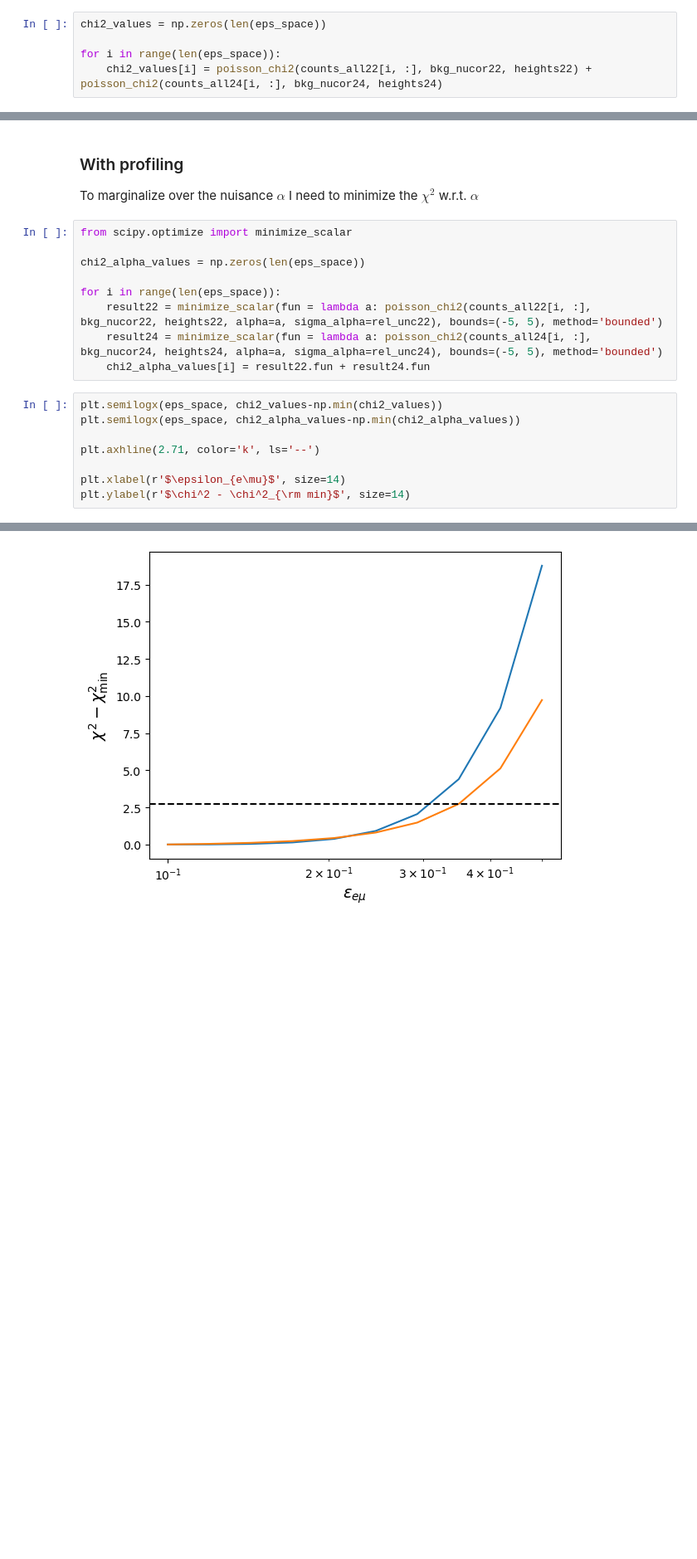
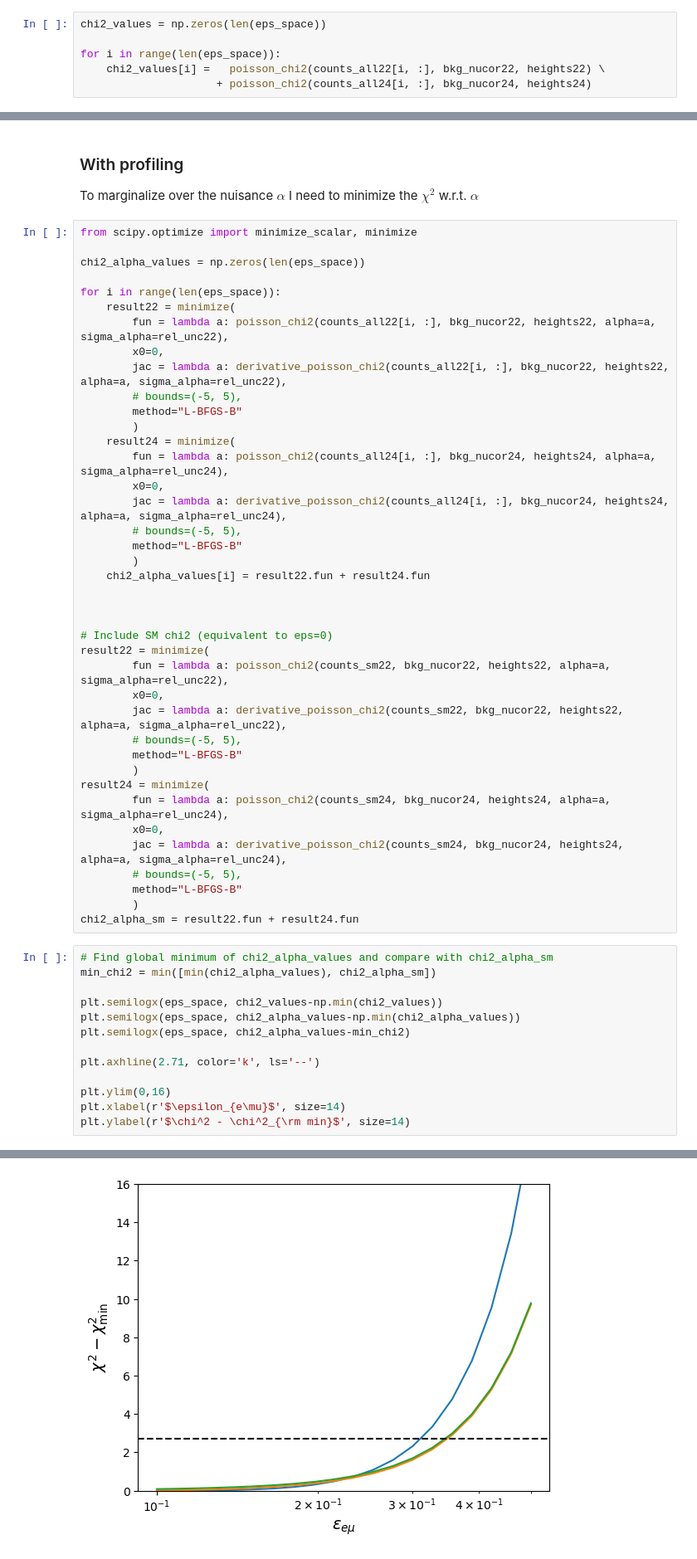
Before and after one commit to SNuDD/SNuDD, a Jupyter notebook: notebooks/LZ_ER2025.ipynb, the cells around one changed output, grey strips where cells are left out. Shown at 83% size. Saved outputs shown, nothing was run; the diff lists cells and outputs as text; blank space fills up the shorter version.

Commit message:
Included jacobian in numerical profiling of likelihoods

```diff
--- a/notebooks/LZ_ER2025.ipynb
+++ b/notebooks/LZ_ER2025.ipynb
@@ -464,7 +492,8 @@ array([0.54181397, 4.25913907, 7.31426871, 7.99111856, 8.31322384,
 chi2_values = np.zeros(len(eps_space))
 
 for i in range(len(eps_space)):
-    chi2_values[i] = poisson_chi2(counts_all22[i, :], bkg_nucor22, heights22) + poisson_chi2(counts_all24[i, :], bkg_nucor24, heights24)
+    chi2_values[i] =   poisson_chi2(counts_all22[i, :], bkg_nucor22, heights22) \
+                     + poisson_chi2(counts_all24[i, :], bkg_nucor24, heights24)
 # %%
 plt.plot(eps_space, chi2_values-np.min(chi2_values))
 plt.axhline(6.18, color='k', ls='--')
@@ -476,22 +523,58 @@ plt.axhline(6.18, color='k', ls='--')
 
 To marginalize over the nuisance $\alpha$ I need to minimize the $\chi^2$ w.r.t. $\alpha$
 # %%
-from scipy.optimize import minimize_scalar
+from scipy.optimize import minimize_scalar, minimize
 
 chi2_alpha_values = np.zeros(len(eps_space))
 
 for i in range(len(eps_space)):
-    result22 = minimize_scalar(fun = lambda a: poisson_chi2(counts_all22[i, :], bkg_nucor22, heights22, alpha=a, sigma_alpha=rel_unc22), bounds=(-5, 5), method='bounded')
-    result24 = minimize_scalar(fun = lambda a: poisson_chi2(counts_all24[i, :], bkg_nucor24, heights24, alpha=a, sigma_alpha=rel_unc24), bounds=(-5, 5), method='bounded')
+    result22 = minimize(
+        fun = lambda a: poisson_chi2(counts_all22[i, :], bkg_nucor22, heights22, alpha=a, sigma_alpha=rel_unc22),
+        x0=0,
+        jac = lambda a: derivative_poisson_chi2(counts_all22[i, :], bkg_nucor22, heights22, alpha=a, sigma_alpha=rel_unc22),
+        # bounds=(-5, 5),
+        method="L-BFGS-B"
+        )
+    result24 = minimize(
+        fun = lambda a: poisson_chi2(counts_all24[i, :], bkg_nucor24, heights24, alpha=a, sigma_alpha=rel_unc24),
+        x0=0,
+        jac = lambda a: derivative_poisson_chi2(counts_all24[i, :], bkg_nucor24, heights24, alpha=a, sigma_alpha=rel_unc24),
+        # bounds=(-5, 5),
+        method="L-BFGS-B"
+        )
     chi2_alpha_values[i] = result22.fun + result24.fun
+
+
+
+# Include SM chi2 (equivalent to eps=0)
+result22 = minimize(
+        fun = lambda a: poisson_chi2(counts_sm22, bkg_nucor22, heights22, alpha=a, sigma_alpha=rel_unc22),
+        x0=0,
+        jac = lambda a: derivative_poisson_chi2(counts_sm22, bkg_nucor22, heights22, alpha=a, sigma_alpha=rel_unc22),
+        # bounds=(-5, 5),
+        method="L-BFGS-B"
+        )
+result24 = minimize(
+        fun = lambda a: poisson_chi2(counts_sm24, bkg_nucor24, heights24, alpha=a, sigma_alpha=rel_unc24),
+        x0=0,
+        jac = lambda a: derivative_poisson_chi2(counts_sm24, bkg_nucor24, heights24, alpha=a, sigma_alpha=rel_unc24),
+        # bounds=(-5, 5),
+        method="L-BFGS-B"
+        )
+chi2_alpha_sm = result22.fun + result24.fun
 # %%
+# Find global minimum of chi2_alpha_values and compare with chi2_alpha_sm
+min_chi2 = min([min(chi2_alpha_values), chi2_alpha_sm])
+
 plt.semilogx(eps_space, chi2_values-np.min(chi2_values))
 plt.semilogx(eps_space, chi2_alpha_values-np.min(chi2_alpha_values))
+plt.semilogx(eps_space, chi2_alpha_values-min_chi2)
 
 plt.axhline(2.71, color='k', ls='--')
 
+plt.ylim(0,16)
 plt.xlabel(r'$\epsilon_{e\mu}$', size=14)
 plt.ylabel(r'$\chi^2 - \chi^2_{\rm min}$', size=14)
 # %% [output]
 Text(0, 0.5, '$\\chi^2 - \\chi^2_{\\rm min}$')
-[figure, old version]
+[figure, new version]
```
Also changed, not shown: parts of 15 cells of this notebook, 1 other file.
